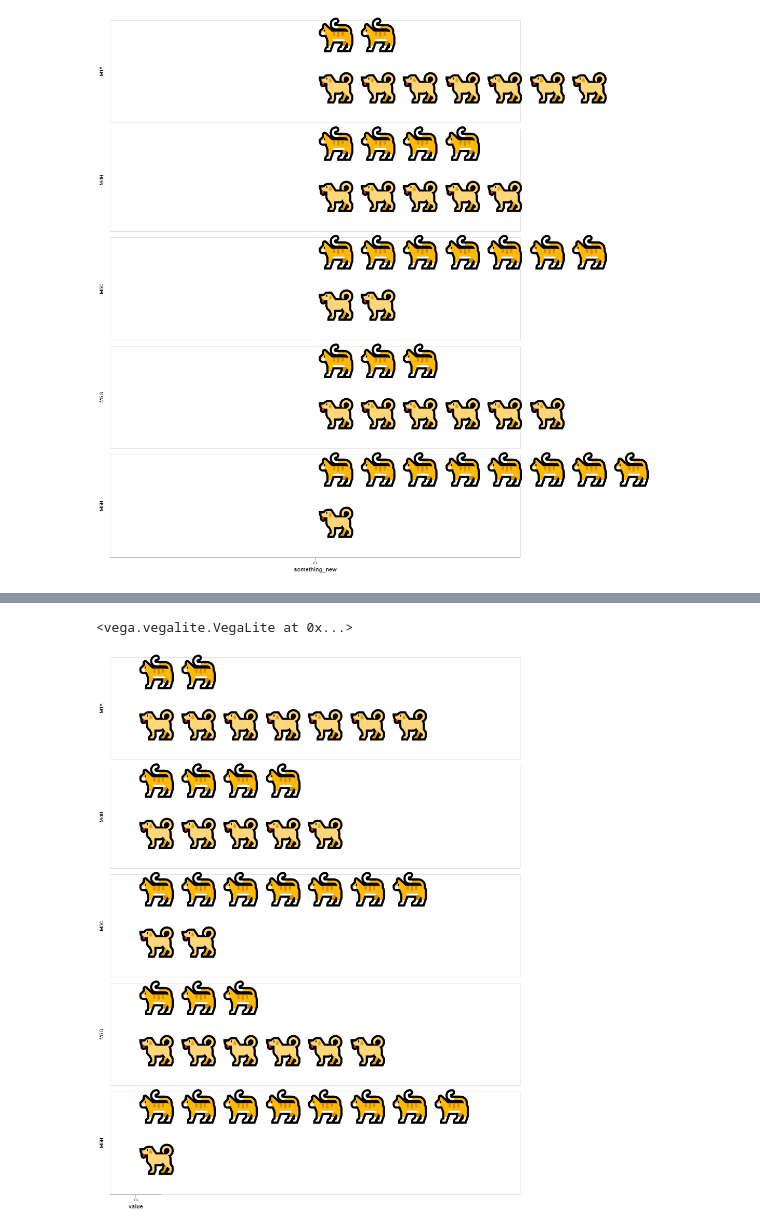
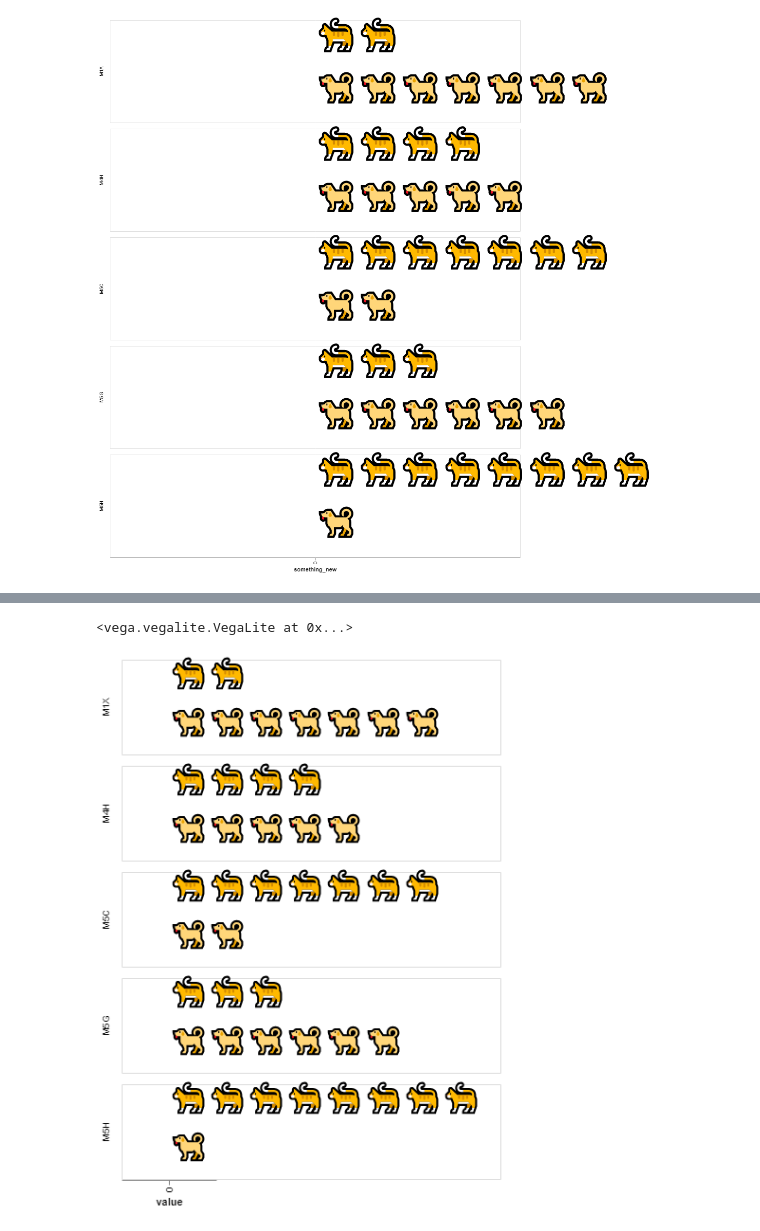
Before and after one commit to ag2816/Visualizations, a Jupyter notebook: EmojisInAltairCharts.ipynb, the cells around one changed output, grey strips where cells are left out. Saved outputs shown, nothing was run; the diff lists cells and outputs as text; code cells hidden in the pictures.

```diff
--- a/EmojisInAltairCharts.ipynb
+++ b/EmojisInAltairCharts.ipynb
@@ -185,18 +184,17 @@ alt.Chart(catdog).mark_text(align='left').encode(
 # %%
 
 # having trouble with all emojis starting to show in the middle of the chart
 # got around it by using scale
 alt.Chart(catdog).mark_text(align='left').encode(
-    alt.X('value:O', axis=alt.Axis(format='.0%'),scale=alt.Scale(range=[0,100])),
+    alt.X('value:O',scale=alt.Scale(range=[0,100])),
     alt.Y('variable:O', axis=None),
     alt.Row('FSA:N', header=alt.Header(title='')),
-    alt.SizeValue(60),
+    alt.SizeValue(30),
     text='emoji'
-    #alt.Text('emoji' )
-).properties(width=800, height=200
+).properties(width=400, height=100
 ).transform_calculate(
    value='0'
 )
 # %% [output]
 <vega.vegalite.VegaLite at 0x...>
-[figure, old version]
+[figure, new version]
```
Also changed, not shown: parts of 8 cells of this notebook.
